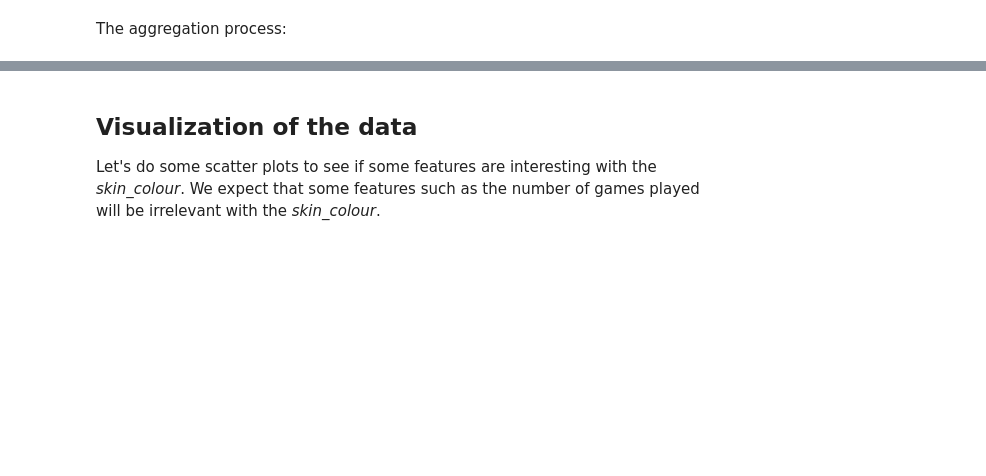
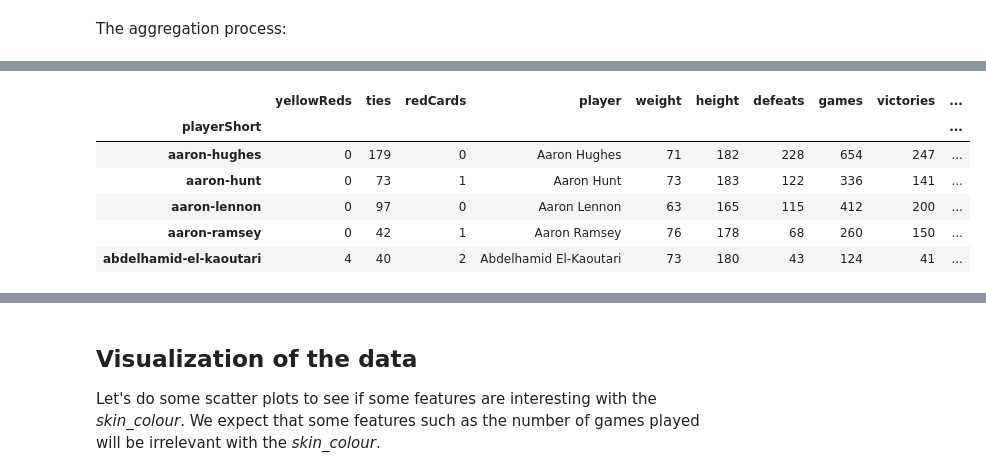
Before and after one commit to jmuth/ADA_homeworks, a Jupyter notebook: 04 - Applied ML/0_Analysis_and_Cleaning.ipynb, the cells around one changed output, grey strips where cells are left out. Saved outputs shown, nothing was run; the diff lists cells and outputs as text; code cells hidden in the pictures; blank space fills up the shorter version.

```diff
--- a/04 - Applied ML/0_Analysis_and_Cleaning.ipynb
+++ b/04 - Applied ML/0_Analysis_and_Cleaning.ipynb
@@ -498,0 +540,11 @@ After this work, we can save our various Data Frames to csv.
+# %%
+df_players = clean_df_once_again(df_players)
+df_players.head()
+# %% [output]
+|  | yellowReds | ties | redCards | player | weight | height | defeats | games | victories | ... |
+| playerShort |  |  |  |  |  |  |  |  |  | ... |
+| aaron-hughes | 0 | 179 | 0 | Aaron Hughes | 71 | 182 | 228 | 654 | 247 | ... |
+| aaron-hunt | 0 | 73 | 1 | Aaron Hunt | 73 | 183 | 122 | 336 | 141 | ... |
+| aaron-lennon | 0 | 97 | 0 | Aaron Lennon | 63 | 165 | 115 | 412 | 200 | ... |
+| aaron-ramsey | 0 | 42 | 1 | Aaron Ramsey | 76 | 178 | 68 | 260 | 150 | ... |
+| abdelhamid-el-kaoutari | 4 | 40 | 2 | Abdelhamid El-Kaoutari | 73 | 180 | 43 | 124 | 41 | ... |
```
Also changed, not shown: parts of 27 cells of this notebook, 10 other files.
